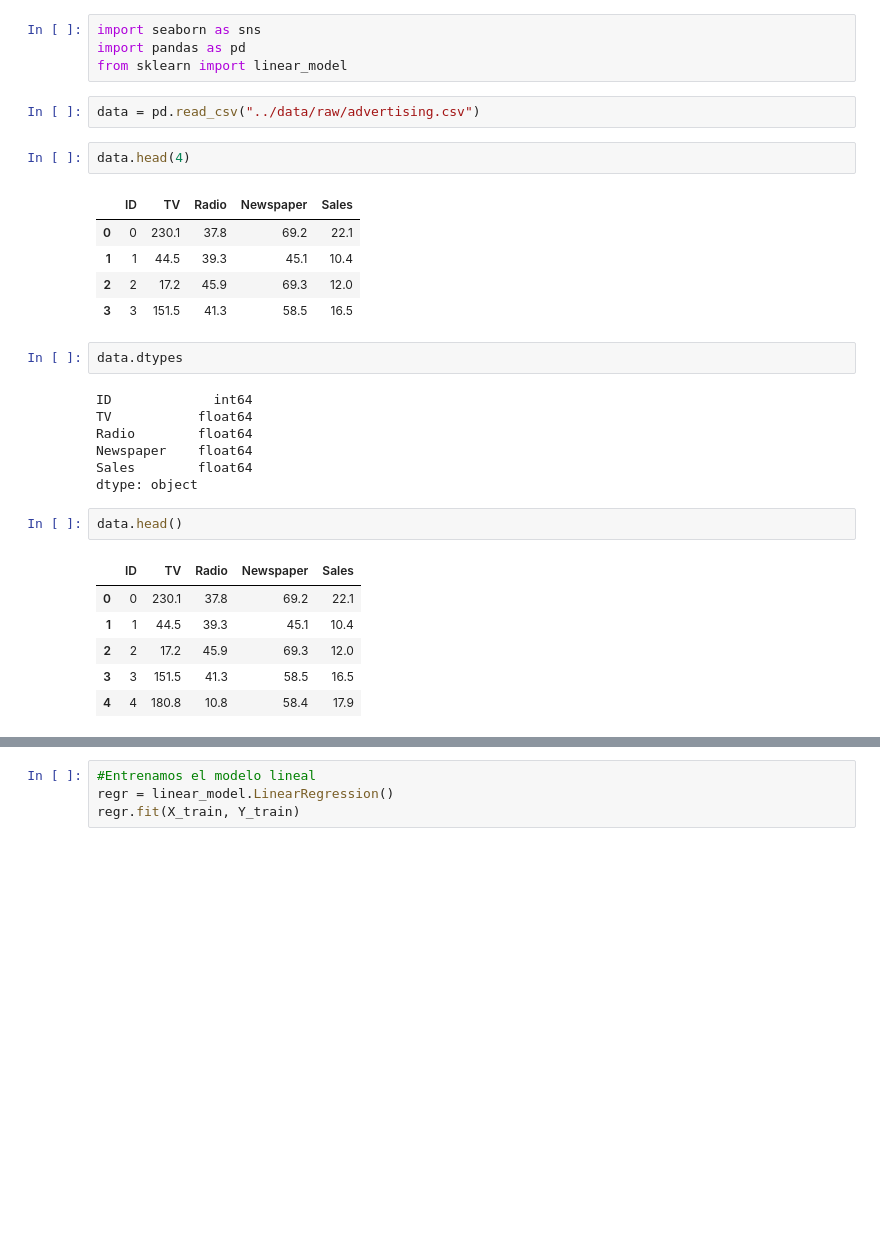
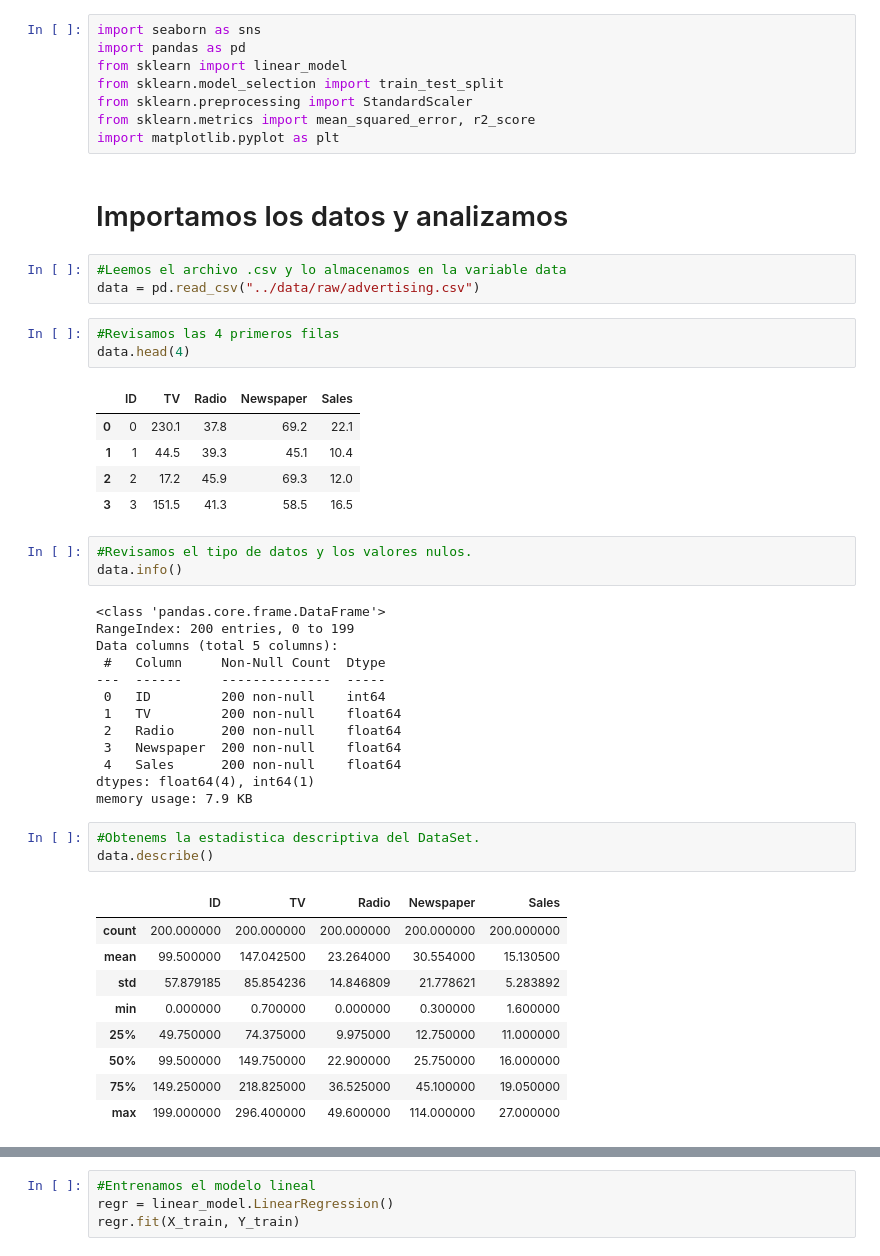
Before and after one commit to hamet322/datadev, a Jupyter notebook: notebooks/Radio y TV.ipynb, the cells around one changed output, grey strips where cells are left out. Saved outputs shown, nothing was run; the diff lists cells and outputs as text; blank space fills up the shorter version.

```diff
--- a/notebooks/Radio y TV.ipynb
+++ b/notebooks/Radio y TV.ipynb
@@ -2,9 +11,17 @@
 import seaborn as sns
 import pandas as pd
 from sklearn import linear_model
+from sklearn.model_selection import train_test_split
+from sklearn.preprocessing import StandardScaler
+from sklearn.metrics import mean_squared_error, r2_score
+import matplotlib.pyplot as plt
+# %% [markdown]
+# Importamos los datos y analizamos
 # %%
+#Leemos el archivo .csv y lo almacenamos en la variable data
 data = pd.read_csv("../data/raw/advertising.csv")
 # %%
+#Revisamos las 4 primeros filas
 data.head(4)
 # %% [output]
 |  | ID | TV | Radio | Newspaper | Sales |
@@ -13,20 +30,31 @@ data.head(4)
 | 2 | 2 | 17.2 | 45.9 | 69.3 | 12.0 |
 | 3 | 3 | 151.5 | 41.3 | 58.5 | 16.5 |
 # %%
-data.dtypes
+#Revisamos el tipo de datos y los valores nulos.
+data.info()
 # %% [output]
-ID             int64
-TV           float64
-Radio        float64
-Newspaper    float64
-Sales        float64
-dtype: object
+<class 'pandas.core.frame.DataFrame'>
+RangeIndex: 200 entries, 0 to 199
+Data columns (total 5 columns):
+ #   Column     Non-Null Count  Dtype
+---  ------     --------------  -----
+ 0   ID         200 non-null    int64
+ 1   TV         200 non-null    float64
+ 2   Radio      200 non-null    float64
+ 3   Newspaper  200 non-null    float64
+ 4   Sales      200 non-null    float64
+dtypes: float64(4), int64(1)
+memory usage: 7.9 KB
 # %%
-data.head()
+#Obtenems la estadistica descriptiva del DataSet.
+data.describe()
 # %% [output]
 |  | ID | TV | Radio | Newspaper | Sales |
-| 0 | 0 | 230.1 | 37.8 | 69.2 | 22.1 |
-| 1 | 1 | 44.5 | 39.3 | 45.1 | 10.4 |
-| 2 | 2 | 17.2 | 45.9 | 69.3 | 12.0 |
-| 3 | 3 | 151.5 | 41.3 | 58.5 | 16.5 |
-| 4 | 4 | 180.8 | 10.8 | 58.4 | 17.9 |
+| count | 200.000000 | 200.000000 | 200.000000 | 200.000000 | 200.000000 |
+| mean | 99.500000 | 147.042500 | 23.264000 | 30.554000 | 15.130500 |
+| std | 57.879185 | 85.854236 | 14.846809 | 21.778621 | 5.283892 |
+| min | 0.000000 | 0.700000 | 0.000000 | 0.300000 | 1.600000 |
+| 25% | 49.750000 | 74.375000 | 9.975000 | 12.750000 | 11.000000 |
+| 50% | 99.500000 | 149.750000 | 22.900000 | 25.750000 | 16.000000 |
+| 75% | 149.250000 | 218.825000 | 36.525000 | 45.100000 | 19.050000 |
+| max | 199.000000 | 296.400000 | 49.600000 | 114.000000 | 27.000000 |
```
Also changed, not shown: parts of 17 cells of this notebook, 8 other files.
